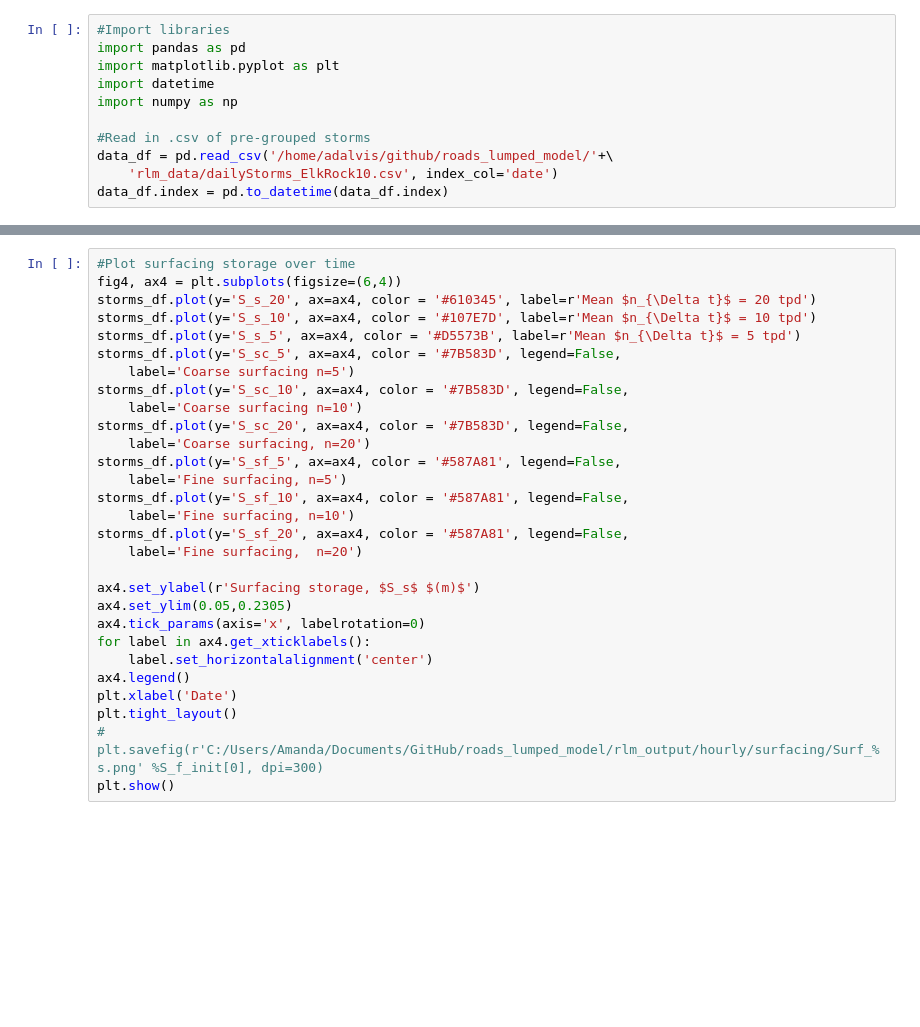
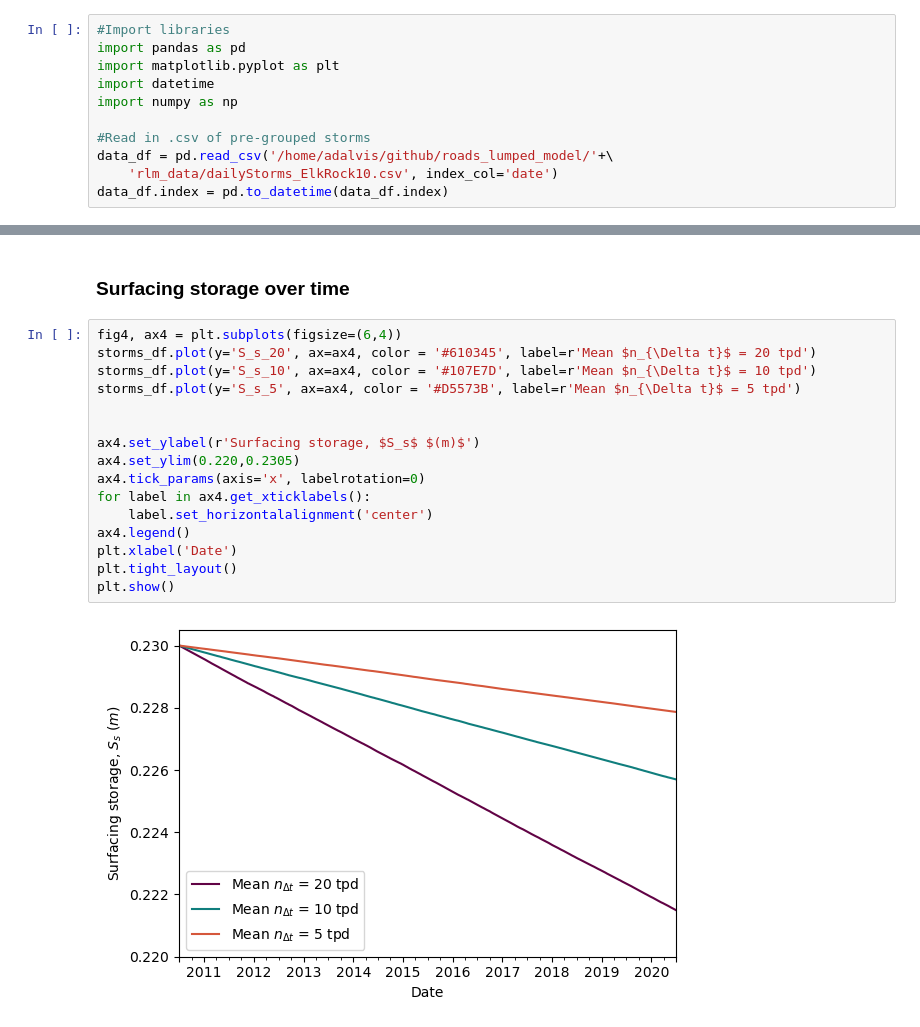
Before and after one commit to adalvis/roads_lumped_model, a Jupyter notebook: rlm_model_runs/rlm_tutorial.ipynb, the cells around one changed output, grey strips where cells are left out. Saved outputs shown, nothing was run; the diff lists cells and outputs as text; blank space fills up the shorter version.

```diff
--- a/rlm_model_runs/rlm_tutorial.ipynb
+++ b/rlm_model_runs/rlm_tutorial.ipynb
@@ -438,29 +484,20 @@ plt.show()
+# %% [markdown]
+### Surfacing storage over time
 # %%
-#Plot surfacing storage over time
 fig4, ax4 = plt.subplots(figsize=(6,4))
 storms_df.plot(y='S_s_20', ax=ax4, color = '#610345', label=r'Mean $n_{\Delta t}$ = 20 tpd')
 storms_df.plot(y='S_s_10', ax=ax4, color = '#107E7D', label=r'Mean $n_{\Delta t}$ = 10 tpd')
 storms_df.plot(y='S_s_5', ax=ax4, color = '#D5573B', label=r'Mean $n_{\Delta t}$ = 5 tpd')
-storms_df.plot(y='S_sc_5', ax=ax4, color = '#7B583D', legend=False,
-    label='Coarse surfacing n=5')
-storms_df.plot(y='S_sc_10', ax=ax4, color = '#7B583D', legend=False,
-    label='Coarse surfacing n=10')
-storms_df.plot(y='S_sc_20', ax=ax4, color = '#7B583D', legend=False,
-    label='Coarse surfacing, n=20')
-storms_df.plot(y='S_sf_5', ax=ax4, color = '#587A81', legend=False,
-    label='Fine surfacing, n=5')
-storms_df.plot(y='S_sf_10', ax=ax4, color = '#587A81', legend=False,
-    label='Fine surfacing, n=10')
-storms_df.plot(y='S_sf_20', ax=ax4, color = '#587A81', legend=False,
-    label='Fine surfacing,  n=20')
+
 
 ax4.set_ylabel(r'Surfacing storage, $S_s$ $(m)$')
-ax4.set_ylim(0.05,0.2305)
+ax4.set_ylim(0.220,0.2305)
 ax4.tick_params(axis='x', labelrotation=0)
 for label in ax4.get_xticklabels():
     label.set_horizontalalignment('center')
 ax4.legend()
 plt.xlabel('Date')
 plt.tight_layout()
-# plt.savefig(r'C:/Users/Amanda/Documents/GitHub/roads_lumped_model/rlm_output/hourly/surfacing/Surf_%s.png' %S_f_init[0], dpi=300)
 plt.show()
+# %% [output]
+[figure, added]
```
Also changed, not shown: parts of 34 cells of this notebook.
